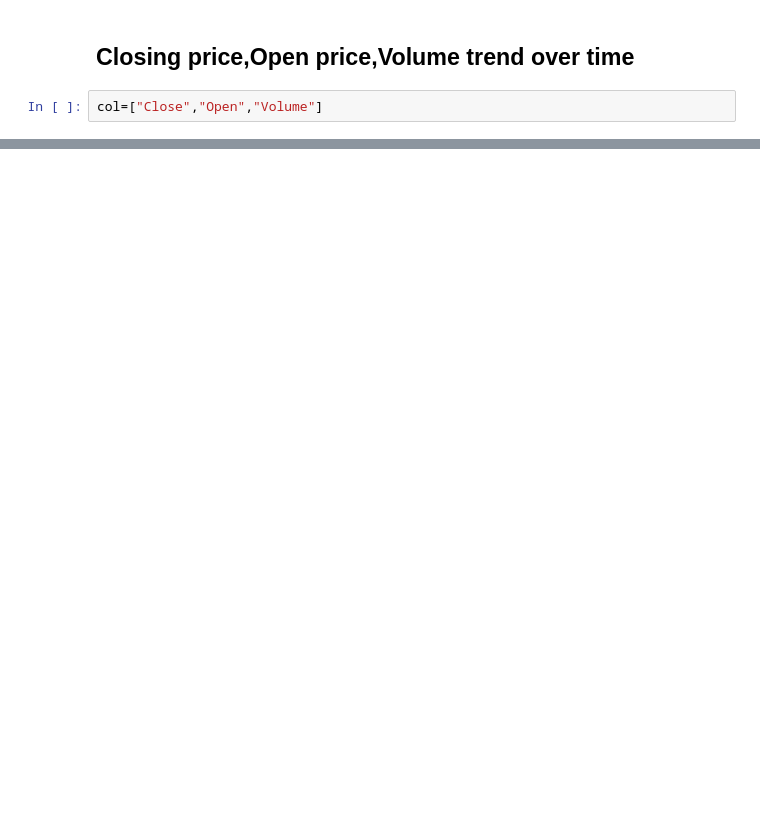
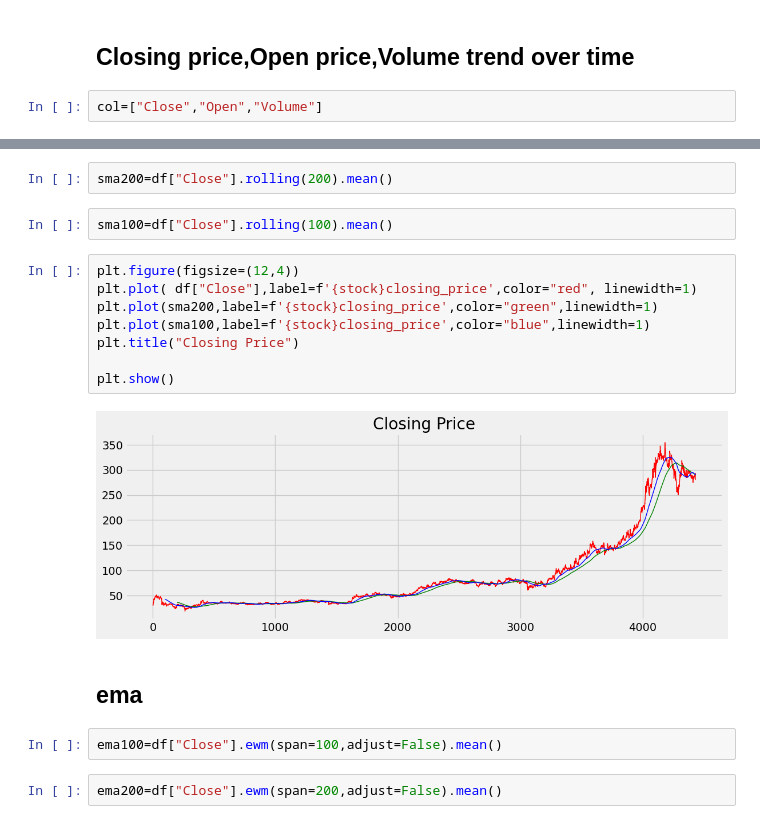
Before and after one commit to aditya90001/stock_price_prediction, a Jupyter notebook: a.ipynb, the cells around one changed output, grey strips where cells are left out. Saved outputs shown, nothing was run; the diff lists cells and outputs as text; blank space fills up the shorter version.

```diff
--- a/a.ipynb
+++ b/a.ipynb
@@ -136,0 +186,20 @@ plt.show()
+# %%
+sma200=df["Close"].rolling(200).mean()
+# %%
+sma100=df["Close"].rolling(100).mean()
+# %%
+plt.figure(figsize=(12,4))
+plt.plot( df["Close"],label=f'{stock}closing_price',color="red", linewidth=1)
+plt.plot(sma200,label=f'{stock}closing_price',color="green",linewidth=1)
+plt.plot(sma100,label=f'{stock}closing_price',color="blue",linewidth=1)
+plt.title("Closing Price")
+
+plt.show()
+# %% [output]
+[figure, added]
+# %% [markdown]
+## ema
+# %%
+ema100=df["Close"].ewm(span=100,adjust=False).mean()
+# %%
+ema200=df["Close"].ewm(span=200,adjust=False).mean()
```
Also changed, not shown: parts of 16 cells of this notebook.
